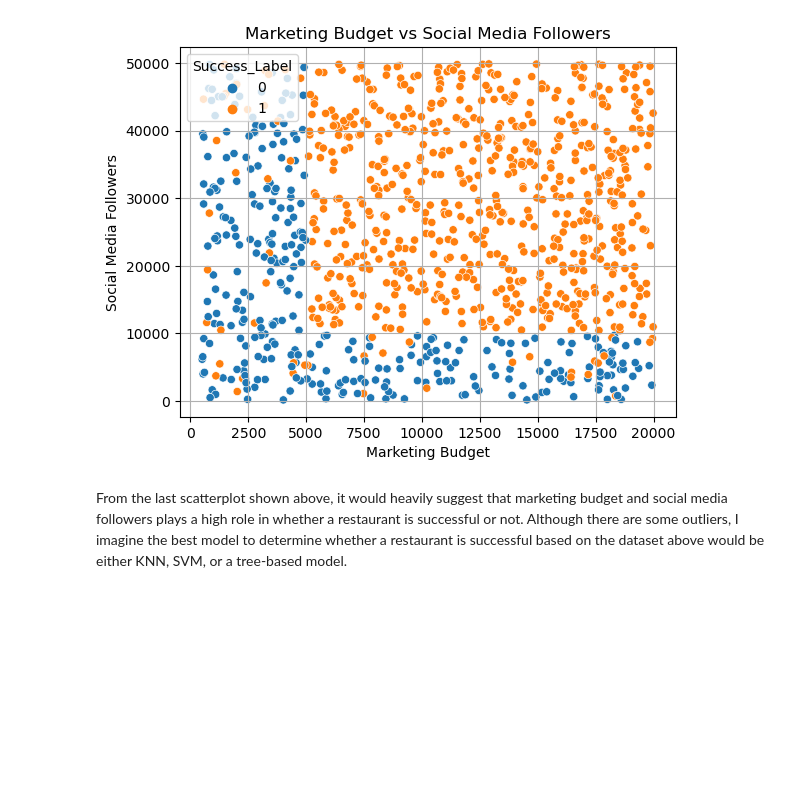
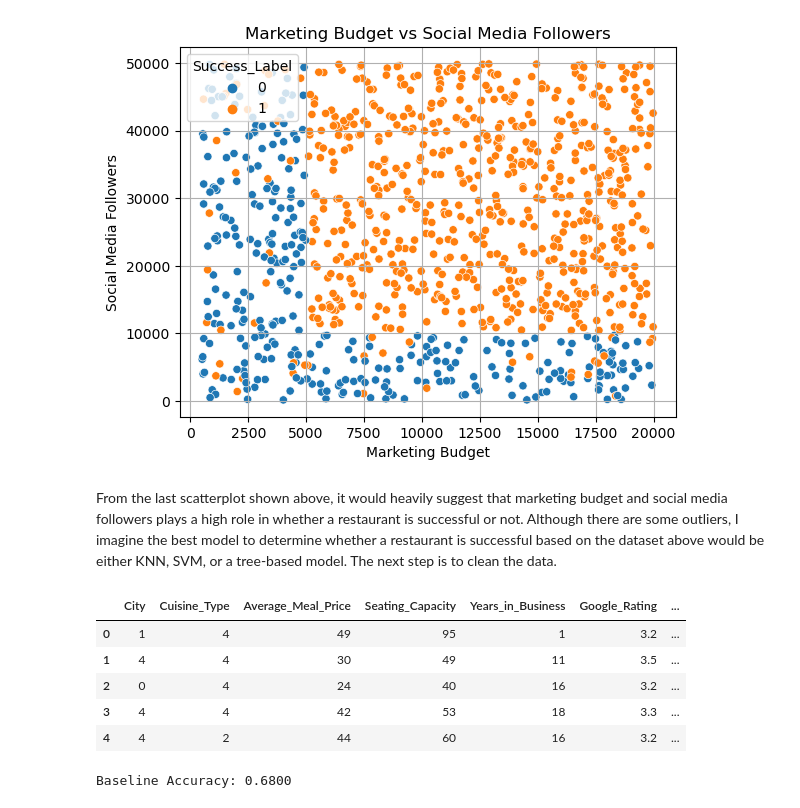
Before and after one commit to MarcusLui9/Restaurant_Success_and_Revenue_Prediction, a Jupyter notebook: Restaurant_Success_and_Revenue_Prediction.ipynb, the cells around one changed output. Cells and saved outputs as stored; diff of their text form; code cells hidden in the pictures; blank space fills up the shorter version.

```diff
--- a/Restaurant_Success_and_Revenue_Prediction.ipynb
+++ b/Restaurant_Success_and_Revenue_Prediction.ipynb
@@ -270,10 +276,39 @@ plt.grid(True)
 plt.show()
 # %% [output]
 [figure]
-# %% [markdown]
-From the last scatterplot shown above, it would heavily suggest that marketing budget and social media followers plays a high role in whether a restaurant is successful or not. Although there are some outliers, I imagine the best model to determine whether a restaurant is successful based on the dataset above would be either KNN, SVM, or a tree-based model.
+# %% [markdown]
+From the last scatterplot shown above, it would heavily suggest that marketing budget and social media followers plays a high role in whether a restaurant is successful or not. Although there are some outliers, I imagine the best model to determine whether a restaurant is successful based on the dataset above would be either KNN, SVM, or a tree-based model.
+The next step is to clean the data.
+# %%
+data_clean = data.drop(columns = ['Restaurant_ID', 'Annual_Revenue'])
+# %%
+cat_col = ["City","Cuisine_Type","Delivery_Service"]
+label_encoders = {col: LabelEncoder() for col in cat_col}
+
+for col in cat_col:
+    data_clean[col] = label_encoders[col].fit_transform(data_clean[col])
 # %%
 feature_cols_clas = ['Average_Meal_Price', 'Seating_Capacity', 'Years_in_Business', 'Google_Rating', 'Social_Media_Followers', 'Weekend_Reservations', 'Staff_Count', 'Marketing_Budget', 'Health_Inspection_Score', 'Annual_Revenue']
 X_c = data[feature_cols_clas]
 y_c = data['Success_Label']
 Xc_train, Xc_test, yc_train, yc_test = train_test_split(X_c, y_c, test_size=0.3, random_state=42)
+# %%
+scaler = StandardScaler()
+X_scaled = scaler.fit_transform(data_clean)
+data_clean.head()
+# %% [output]
+|  | City | Cuisine_Type | Average_Meal_Price | Seating_Capacity | Years_in_Business | Google_Rating | ... |
+| 0 | 1 | 4 | 49 | 95 | 1 | 3.2 | ... |
+| 1 | 4 | 4 | 30 | 49 | 11 | 3.5 | ... |
+| 2 | 0 | 4 | 24 | 40 | 16 | 3.2 | ... |
+| 3 | 4 | 4 | 42 | 53 | 18 | 3.3 | ... |
+| 4 | 4 | 2 | 44 | 60 | 16 | 3.2 | ... |
+# %%
+dummy = DummyClassifier(strategy="most_frequent")
+dummy.fit(Xc_train, yc_train)
+dummy_pred = dummy.predict(Xc_test)
+baseline_acc = accuracy_score(yc_test, dummy_pred)
+
+print(f"Baseline Accuracy: {baseline_acc:.4f}")
+# %% [output]
+Baseline Accuracy: 0.6800
```
Also changed, not shown: parts of 19 cells of this notebook.
